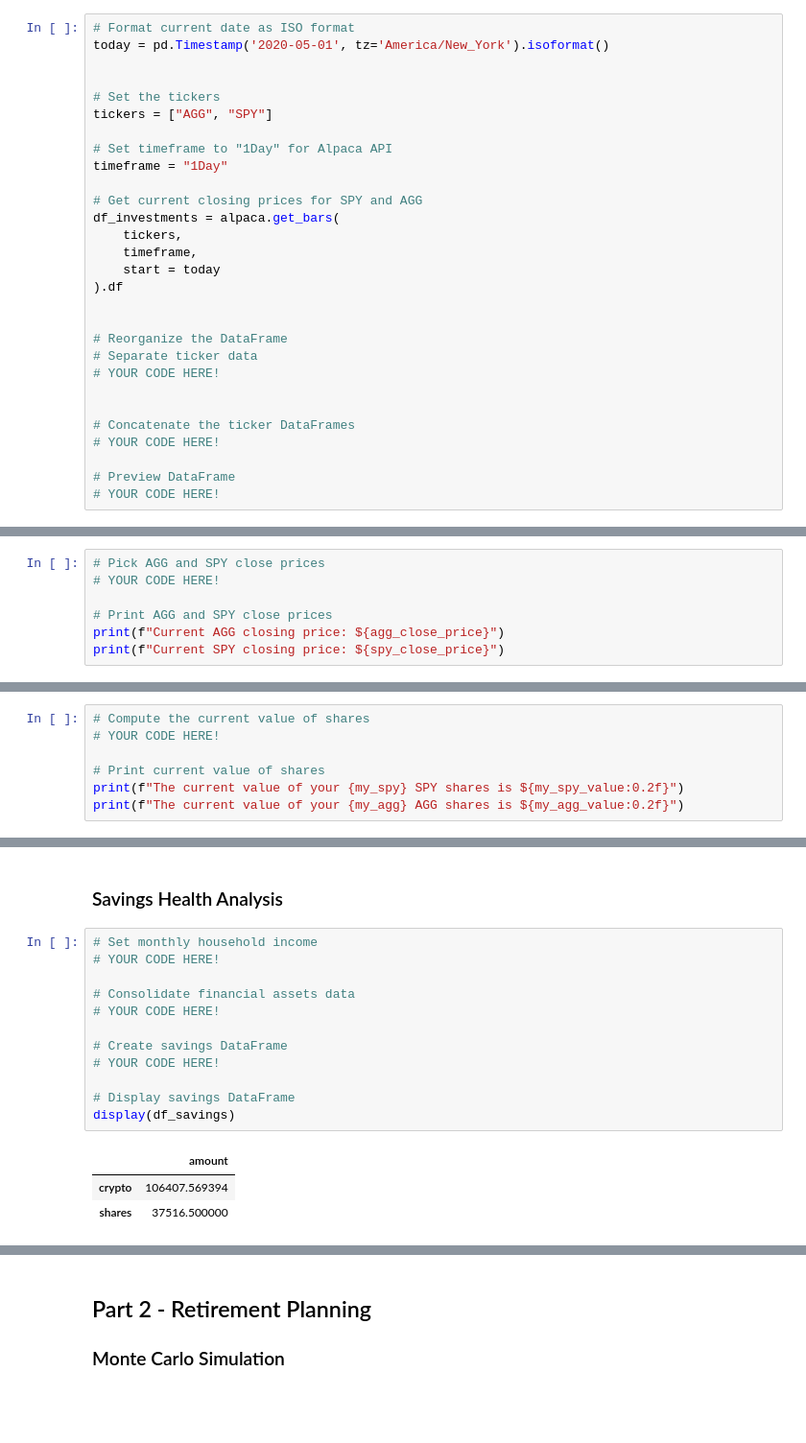
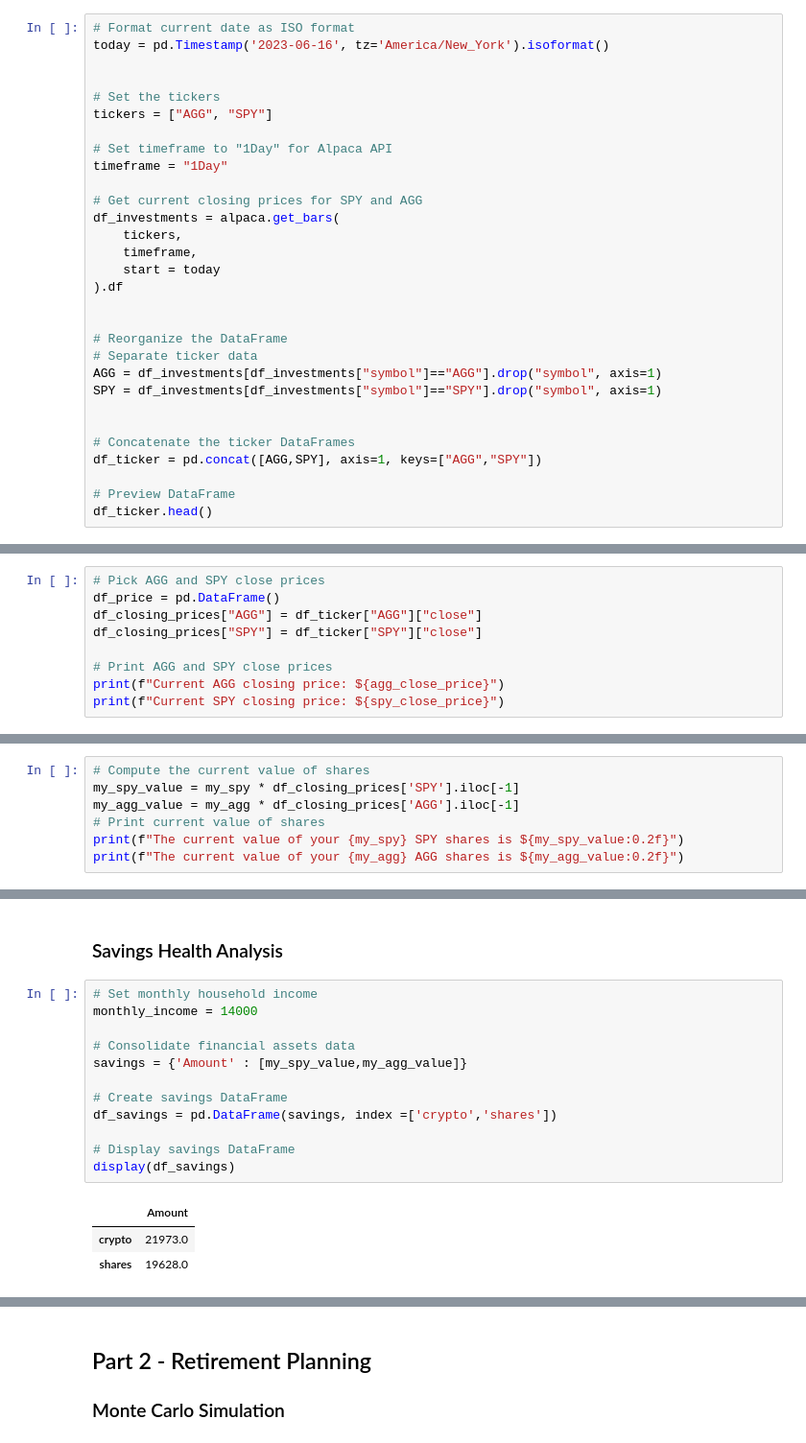
Before and after one commit to ScottyCodeman/fintech-module-5, a Jupyter notebook: Starter_Code/financial-planner.ipynb, the cells around one changed output, grey strips where cells are left out. Shown at 96% size. Drawn from its saved outputs; the diff is of its cells as text; blank space fills up the shorter version.

```diff
--- a/Starter_Code/financial-planner.ipynb
+++ b/Starter_Code/financial-planner.ipynb
@@ -64,7 +64,7 @@ alpaca = tradeapi.REST(
     api_version='v2')
 # %%
 # Format current date as ISO format
-today = pd.Timestamp('2020-05-01', tz='America/New_York').isoformat()
+today = pd.Timestamp('2023-06-16', tz='America/New_York').isoformat()
 
 
 # Set the tickers
@@ -83,11 +83,12 @@ df_investments = alpaca.get_bars(
 
 # Reorganize the DataFrame
 # Separate ticker data
-# YOUR CODE HERE!
+AGG = df_investments[df_investments["symbol"]=="AGG"].drop("symbol", axis=1)
+SPY = df_investments[df_investments["symbol"]=="SPY"].drop("symbol", axis=1)
 
 
 # Concatenate the ticker DataFrames
-# YOUR CODE HERE!
+df_ticker = pd.concat([AGG,SPY], axis=1, keys=["AGG","SPY"])
 
 # Preview DataFrame
-# YOUR CODE HERE!
+df_ticker.head()
@@ -94,6 +100,8 @@ df_investments = alpaca.get_bars(
 # %%
 # Pick AGG and SPY close prices
-# YOUR CODE HERE!
+df_price = pd.DataFrame()
+df_closing_prices["AGG"] = df_ticker["AGG"]["close"]
+df_closing_prices["SPY"] = df_ticker["SPY"]["close"]
 
 # Print AGG and SPY close prices
 print(f"Current AGG closing price: ${agg_close_price}")
@@ -104,7 +127,7 @@ Current SPY closing price: $282.73
 # %%
 # Compute the current value of shares
-# YOUR CODE HERE!
-
+my_spy_value = my_spy * df_closing_prices['SPY'].iloc[-1]
+my_agg_value = my_agg * df_closing_prices['AGG'].iloc[-1]
 # Print current value of shares
 print(f"The current value of your {my_spy} SPY shares is ${my_spy_value:0.2f}")
 print(f"The current value of your {my_agg} AGG shares is ${my_agg_value:0.2f}")
@@ -115,19 +138,19 @@ The current value of your 200 AGG shares is $23380.00
 ### Savings Health Analysis
 # %%
 # Set monthly household income
-# YOUR CODE HERE!
+monthly_income = 14000
 
 # Consolidate financial assets data
-# YOUR CODE HERE!
+savings = {'Amount' : [my_spy_value,my_agg_value]}
 
 # Create savings DataFrame
-# YOUR CODE HERE!
+df_savings = pd.DataFrame(savings, index =['crypto','shares'])
 
 # Display savings DataFrame
 display(df_savings)
 # %% [output]
-|  | amount |
-| crypto | 106407.569394 |
-| shares | 37516.500000 |
+|  | Amount |
+| crypto | 21973.0 |
+| shares | 19628.0 |
 # %%
 # Plot savings pie chart
```
Also changed, not shown: parts of 16 cells of this notebook.
